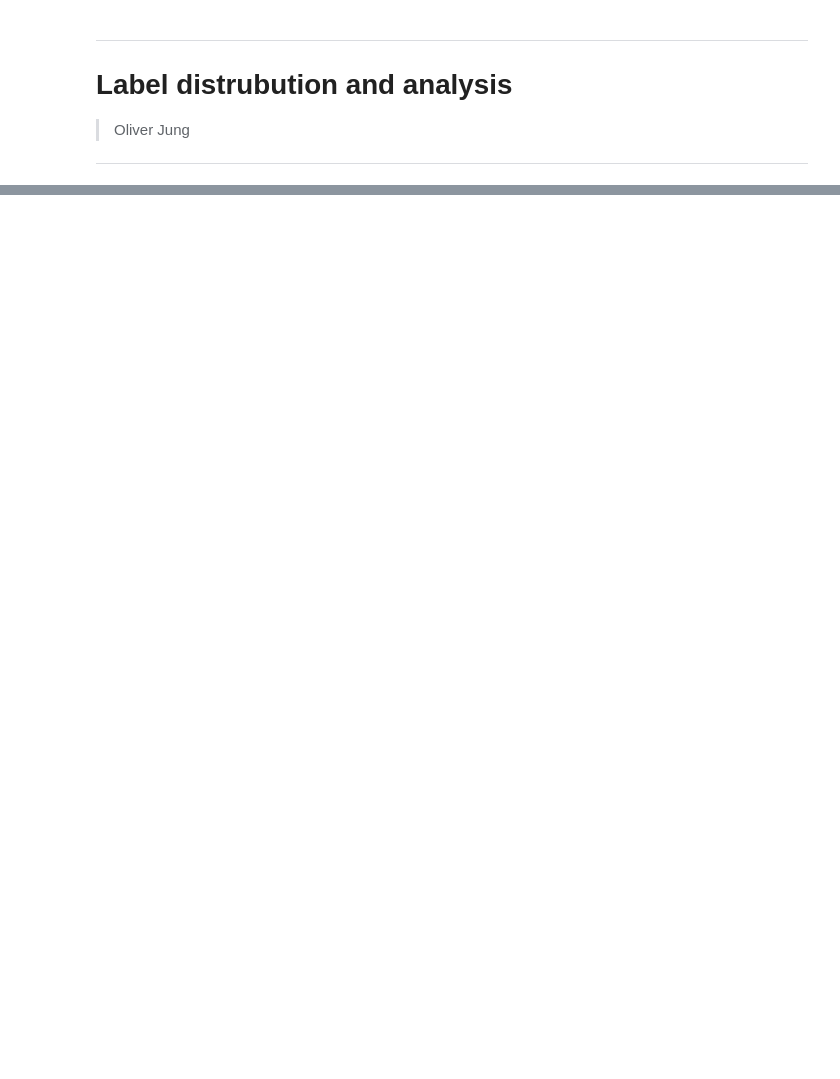
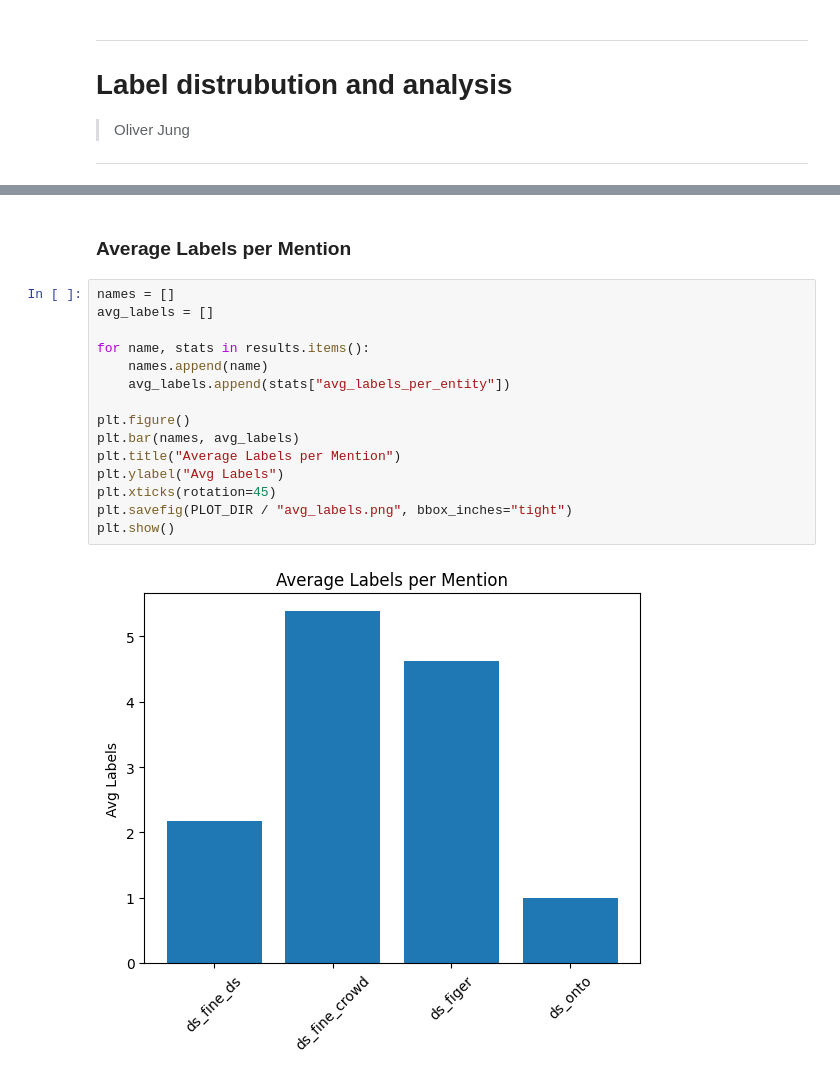
Before and after one commit to Thorsten-Trinkaus/NERC, a Jupyter notebook: datasets/label_analysis.ipynb, the cells around one changed output, grey strips where cells are left out. Cells and saved outputs as stored; diff of their text form; blank space fills up the shorter version.

```diff
--- a/datasets/label_analysis.ipynb
+++ b/datasets/label_analysis.ipynb
@@ -640,0 +352,19 @@ plt.show()
+# %% [markdown]
+### Average Labels per Mention
+# %%
+names = []
+avg_labels = []
+
+for name, stats in results.items():
+    names.append(name)
+    avg_labels.append(stats["avg_labels_per_entity"])
+
+plt.figure()
+plt.bar(names, avg_labels)
+plt.title("Average Labels per Mention")
+plt.ylabel("Avg Labels")
+plt.xticks(rotation=45)
+plt.savefig(PLOT_DIR / "avg_labels.png", bbox_inches="tight")
+plt.show()
+# %% [output]
+[figure, added]
```
Also changed, not shown: parts of 94 cells of this notebook, 20 other files.
